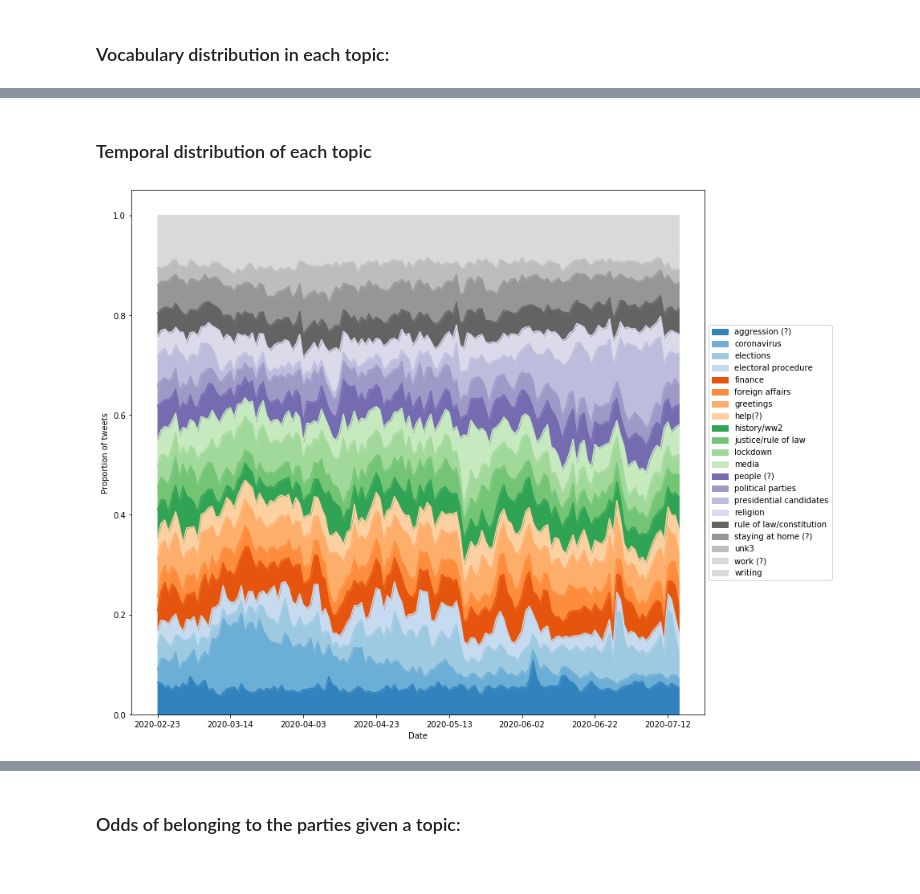
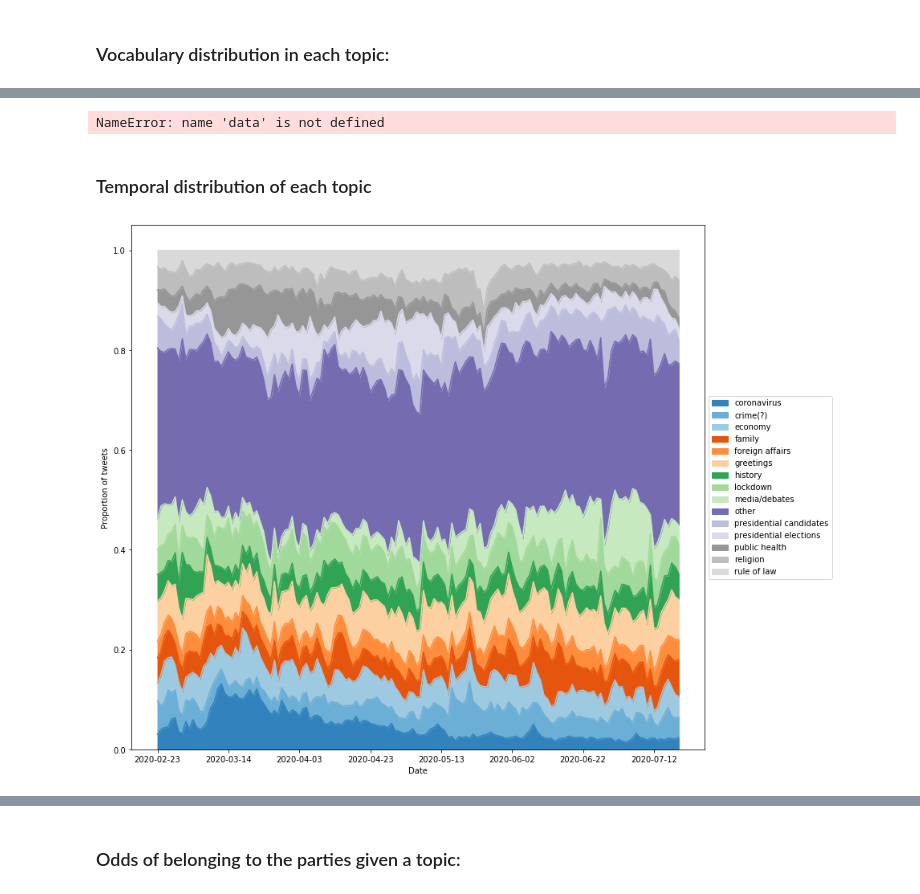
Before and after one commit to bodzioboo/twitter, a Jupyter notebook: notebooks/nlp/topics_lda.ipynb, the cells around one changed output, grey strips where cells are left out. Saved outputs shown, nothing was run; the diff lists cells and outputs as text; code cells hidden in the pictures.

```diff
--- a/notebooks/nlp/topics_lda.ipynb
+++ b/notebooks/nlp/topics_lda.ipynb
@@ -193,29 +239,33 @@ json.dump(topic_dict, open(os.path.join(PATH_MODELS, 'best_model_topic_dict.json
 # %%
-PATH_TOPICS = os.path.join(PATH_MODELS, 'best_model_topics.json')
-if os.path.isfile(PATH_TOPICS):
-    topic_map = json.load(open(PATH_TOPICS, 'r'))
-else:
-    topic_map = dict()
-    for dat in tqdm(read_files(PATH_DATA, day_from = START, day_to = END, dtype = dtypes, filter_fun = ff, method = 'pandas')):
-        lemmas = dat.lemmatized.apply(lambda x: [w for w in x.split() if w not in stopwords]).tolist() #get list
-        texts = [id2word.doc2bow(t) for t in lemmas] #get bow representation
-        topics = evaluation.lda_predict(mallet, texts) #predict topics
-        topic_map.update(dict(zip(dat.id_str.tolist(), topics))) #store topics
-    json.dump(topic_map, open(PATH_TOPICS, 'w'))
+PATH_TOPICS = os.path.join(PATH_MODELS, 'topic_map.json')
+PATH_UNK = os.path.join(PATH_MODELS, 'unk_ids.json')
+topic_map = dict()
+unk_ids = []
+for dat in tqdm(read_files(PATH_DATA, day_from = START, day_to = END, dtype = dtypes, filter_fun = ff, method = 'pandas')):
+    texts = [id2word.doc2bow(t) for t in dat.lemmas.apply(ast.literal_eval).tolist()] #get bow representation
+    topics = [mallet.get_document_topics(t) for t in texts]
+    topics = [sorted(t, key = lambda x: x[1], reverse = True) for t in topics]
+    ratios = np.array([t[0][1]/t[1][1] for t in topics])
+    unk = np.where(ratios <= unk_ratio)[0]
+    unk_ids.append(dat['id_str'].iloc[unk].tolist())
+    topics = [t[0][0] + 1 for t in topics]
+    topic_map.update(dict(zip(dat.id_str.tolist(), topics))) #store topics
+json.dump(topic_map, open(PATH_TOPICS, 'w'))
+json.dump(unk_ids, open(PATH_UNK, 'w'))
 # %% [markdown]
 ### Vocabulary distribution in each topic:
 # %%
-data['topic'] = data['id_str'].map(topic_map)
-topics = sorted(np.unique(list(topic_map.values())))
+data['topic'] = data['id_str'].map(topic_map).map(topic_dict).astype(str)
+topics = sorted(np.unique(data['topic']))
 side = int(np.ceil(np.sqrt(len(topics))))
 fig, ax = plt.subplots(side, side, figsize = (12, 12))
 ax = ax.ravel()
 for i, topic in tqdm(enumerate(topics)):
-    tmp = data[data['topic'] == topic].lemmatized
+    tmp = data[data['topic'] == topic].lemmas.tolist()
     fd = FreqDist(chain.from_iterable(tmp))
     common_tokens = fd.most_common(10)
     ax[i].barh([w[0] for w in common_tokens], [w[1] for w in common_tokens])
-    ax[i].set_title(f'Topic {i}: {topic_dict[i+1]}')
+    ax[i].set_title(f'Topic {topic}')
 plt.tight_layout()
 plt.show()
 # %% [output]
@@ -222,0 +273,11 @@ plt.show()
+# %%
+data['topic'] = data['id_str'].map(topic_map).map(topic_dict).astype(str)
+vocab = dict()
+topics = sorted(np.unique(data['topic']))
+for i, topic in tqdm(enumerate(topics)):
+    tmp = data[data['topic'] == topic].lemmas.tolist()
+    fd = FreqDist(chain.from_iterable(tmp))
+    common_tokens = fd.most_common(20)
+    vocab[topic] = common_tokens
+# %% [output]
+NameError: name 'data' is not defined
@@ -225,23 +294,22 @@ plt.show()
 # %%
 topic_subset = None
 aggregate = data.groupby(['topic','day']).size().reset_index().rename(columns = {0:'num'}) #get counts by day and topic
 daycounts = aggregate.groupby('day').agg({'num':np.sum})['num'] #get counts by day for normalization
 aggregate['num'] = aggregate['num'].div(aggregate['day'].map(daycounts)) #normalize count
 if topic_subset is not None:
     aggregate = aggregate[aggregate['topic'].isin(topic_subset)]
-aggregate['topic'] = aggregate.topic.map(topic_dict).astype(str) #convert topics to names
 aggregate = aggregate.pivot(index = 'day', columns = 'topic', values = 'num') #reshape
 #plot
 fig, ax = plt.subplots(1, 1, figsize = (16, 12))
 aggregate.plot.area(ax = ax, cmap = 'tab20c')
 box = ax.get_position()
 ax.set_position([box.x0, box.y0, box.width * 0.8, box.height])
 ax.set_ylabel('Proportion of tweets')
 ax.set_xlabel('Date')
 
 # Put a legend to the right of the current axis
 ax.legend(loc='center left', bbox_to_anchor=(1, 0.5))
 plt.show()
 # %% [output]
-[figure, old version]
+[figure, new version]
 # %%
```
Also changed, not shown: parts of 22 cells of this notebook, 11 other files.
